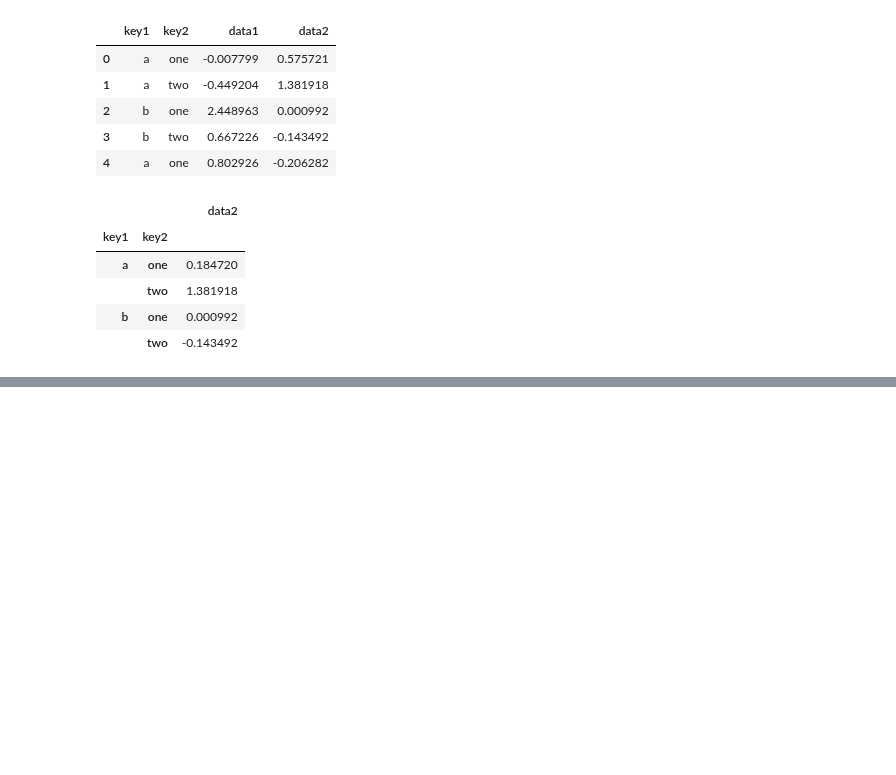
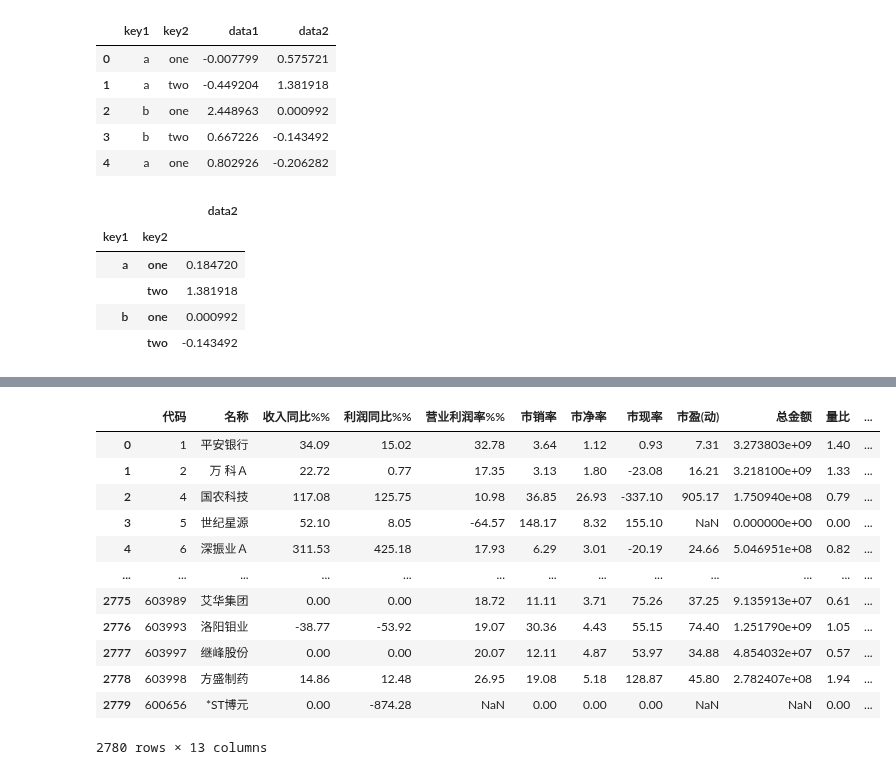
Before and after one commit to Luoxiaogan/Guide_to_financial_data_analysis, a Jupyter notebook: 金融数据分析导引/Lectures/Lecture 3/notes.ipynb, the cells around one changed output, grey strips where cells are left out. Drawn from its saved outputs; the diff is of its cells as text; code cells hidden in the pictures; blank space fills up the shorter version.

```diff
--- a/金融数据分析导引/Lectures/Lecture 3/notes.ipynb
+++ b/金融数据分析导引/Lectures/Lecture 3/notes.ipynb
@@ -901,0 +970,18 @@ df.groupby(['key1','key2'])[['data2']].mean()
+# %%
+stocks=pd.read_csv('C:/Users/16017/Desktop/Dropbox/Guide_to_financial_data_analysis/金融数据分析导引/data/A1.csv',encoding='gbk',na_values=['--  '],skiprows=[2781])
+substocks=stocks.iloc[:,:13]#根据位置来取切片
+substocks
+# %% [output]
+|  | 代码 | 名称 | 收入同比%% | 利润同比%% | 营业利润率%% | 市销率 | 市净率 | 市现率 | 市盈(动) | 总金额 | 量比 | ... |
+| 0 | 1 | 平安银行 | 34.09 | 15.02 | 32.78 | 3.64 | 1.12 | 0.93 | 7.31 | 3.273803e+09 | 1.40 | ... |
+| 1 | 2 | 万 科Ａ | 22.72 | 0.77 | 17.35 | 3.13 | 1.80 | -23.08 | 16.21 | 3.218100e+09 | 1.33 | ... |
+| 2 | 4 | 国农科技 | 117.08 | 125.75 | 10.98 | 36.85 | 26.93 | -337.10 | 905.17 | 1.750940e+08 | 0.79 | ... |
+| 3 | 5 | 世纪星源 | 52.10 | 8.05 | -64.57 | 148.17 | 8.32 | 155.10 | NaN | 0.000000e+00 | 0.00 | ... |
+| 4 | 6 | 深振业Ａ | 311.53 | 425.18 | 17.93 | 6.29 | 3.01 | -20.19 | 24.66 | 5.046951e+08 | 0.82 | ... |
+| ... | ... | ... | ... | ... | ... | ... | ... | ... | ... | ... | ... | ... |
+| 2775 | 603989 | 艾华集团 | 0.00 | 0.00 | 18.72 | 11.11 | 3.71 | 75.26 | 37.25 | 9.135913e+07 | 0.61 | ... |
+| 2776 | 603993 | 洛阳钼业 | -38.77 | -53.92 | 19.07 | 30.36 | 4.43 | 55.15 | 74.40 | 1.251790e+09 | 1.05 | ... |
+| 2777 | 603997 | 继峰股份 | 0.00 | 0.00 | 20.07 | 12.11 | 4.87 | 53.97 | 34.88 | 4.854032e+07 | 0.57 | ... |
+| 2778 | 603998 | 方盛制药 | 14.86 | 12.48 | 26.95 | 19.08 | 5.18 | 128.87 | 45.80 | 2.782407e+08 | 1.94 | ... |
+| 2779 | 600656 | *ST博元 | 0.00 | -874.28 | NaN | 0.00 | 0.00 | 0.00 | NaN | NaN | 0.00 | ... |
+2780 rows × 13 columns
```
Also changed, not shown: parts of 14 cells of this notebook, 3 other files.
